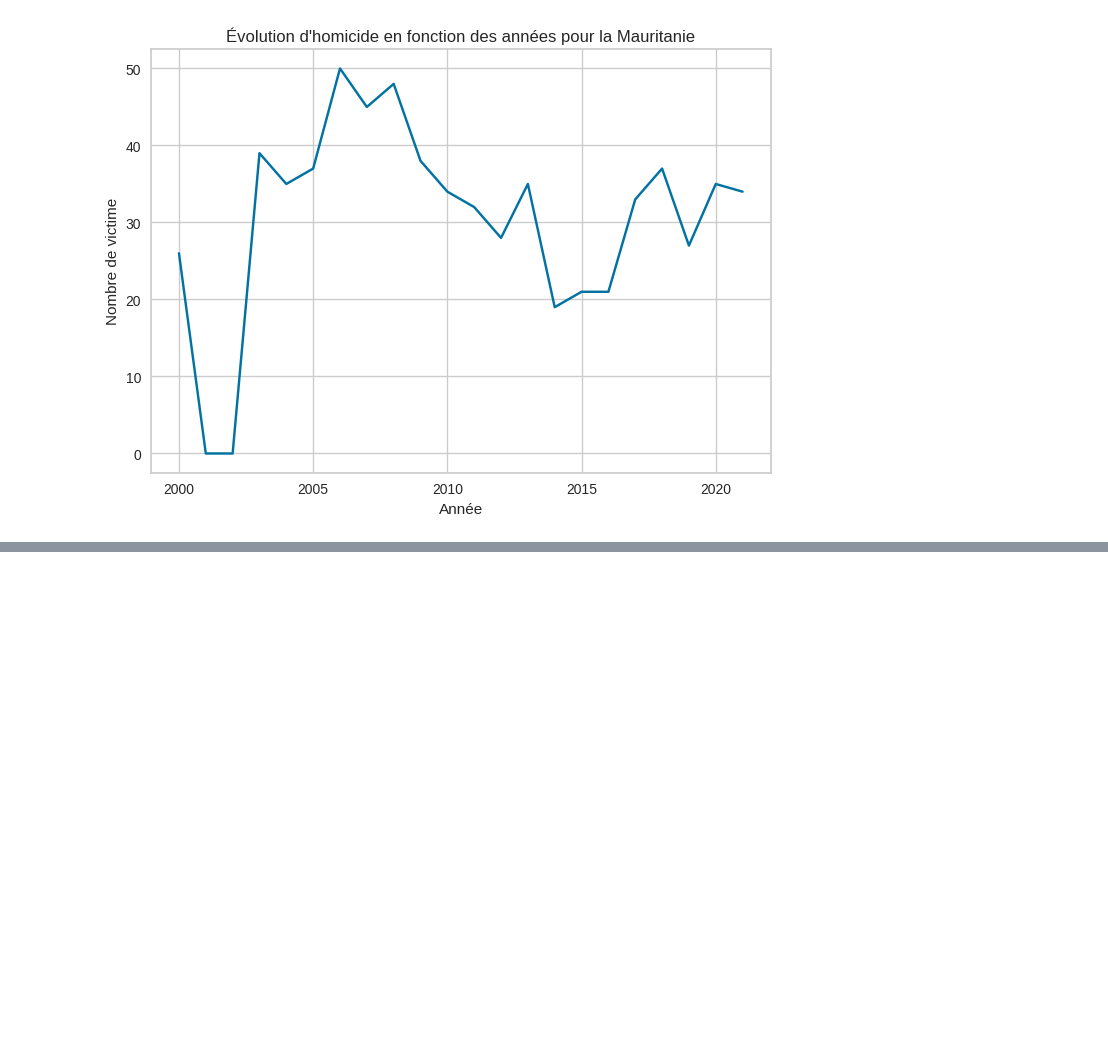
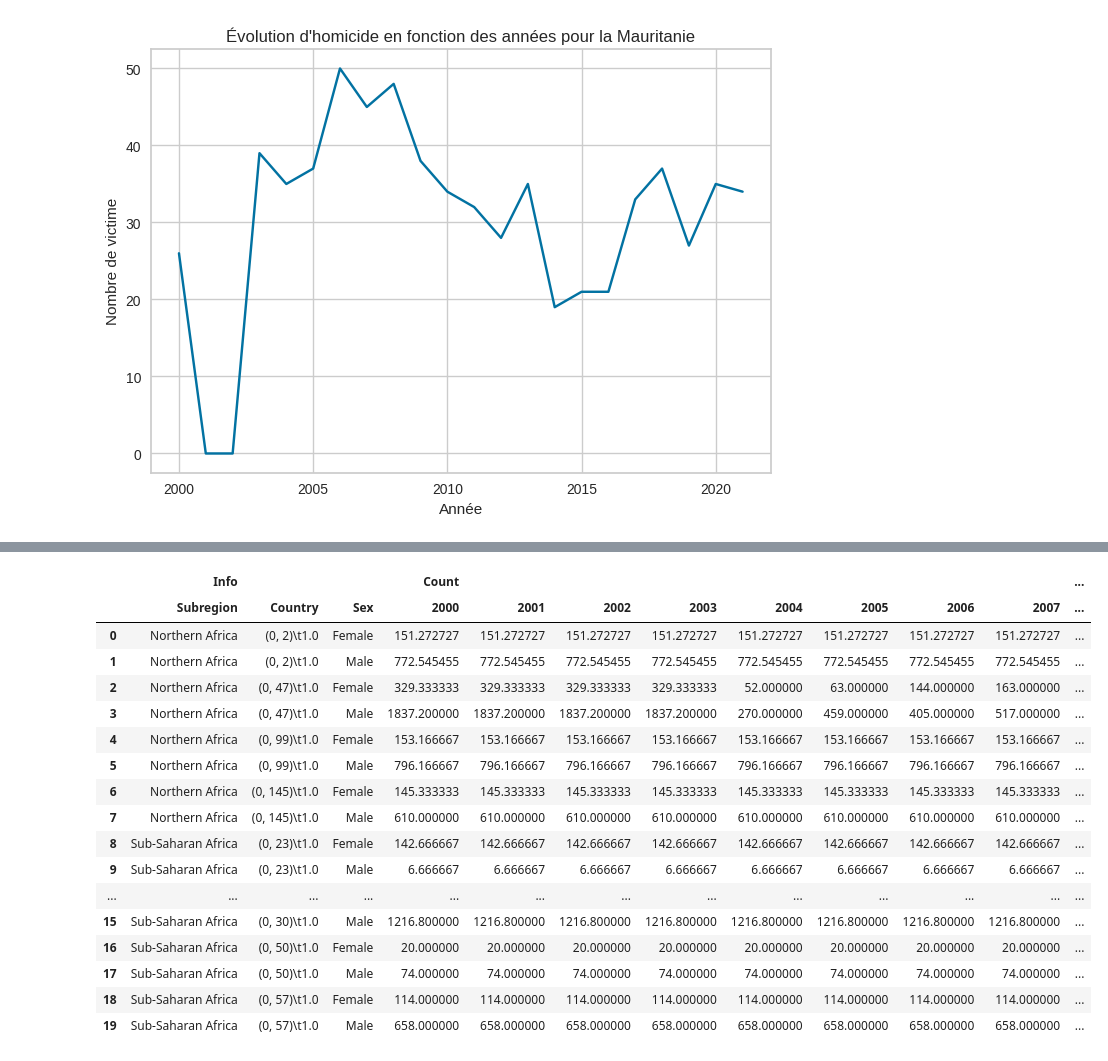
Before and after one commit to adesbx/homicideAnalysis, a Jupyter notebook: projet.ipynb, the cells around one changed output, grey strips where cells are left out. Saved outputs shown, nothing was run; the diff lists cells and outputs as text; code cells hidden in the pictures; blank space fills up the shorter version.

Commit message:
Calcul moyenne + remplissage des NaNs; OnHotEnconding des Pays

```diff
--- a/projet.ipynb
+++ b/projet.ipynb
@@ -347,0 +370,13 @@ plt.show()
+# %%
+# Calculer la moyenne du nombre de victimes et du taux de victimes de chaque ligne et remplacer les NaN par ces valeurs
+def replace_nan_with_mean(row, top_col_name):
+    return row.fillna(row[(top_col_name,'Mean')])
+
+resu1 = df.apply(lambda row: replace_nan_with_mean(row[['Count']], 'Count'), axis=1)
+resu2 = df.apply(lambda row: replace_nan_with_mean(row[['Rate']], 'Rate'), axis=1)
+
+df_copyyy = df.copy()
+df_copyyy['Count'] = resu1['Count']
+df_copyyy['Rate'] = resu2['Rate']
+
+df_copyyy.head(5)
@@ -347,0 +391,31 @@ plt.show()
+# %%
+df_pour_kmeans = df_copyyy.copy().drop(columns=[('Info', 'Region')])
+
+onehot = OneHotEncoder()
+onehot.fit(df_pour_kmeans[[('Info', 'Country')]])
+df_pour_kmeans2 = onehot.transform(df_pour_kmeans[[('Info', 'Country')]])
+
+df_pour_kmeans[[('Info', 'Country')]] = df_pour_kmeans2
+
+df_pour_kmeans.head(20)
+
+# kmeans = KMeans(n_clusters=5, random_state=0).fit(df_pour_kmeans)
+# %% [output]
+|  | Info |  |  | Count |  |  |  |  |  |  |  | ... |
+|  | Subregion | Country | Sex | 2000 | 2001 | 2002 | 2003 | 2004 | 2005 | 2006 | 2007 | ... |
+| 0 | Northern Africa | (0, 2)\t1.0 | Female | 151.272727 | 151.272727 | 151.272727 | 151.272727 | 151.272727 | 151.272727 | 151.272727 | 151.272727 | ... |
+| 1 | Northern Africa | (0, 2)\t1.0 | Male | 772.545455 | 772.545455 | 772.545455 | 772.545455 | 772.545455 | 772.545455 | 772.545455 | 772.545455 | ... |
+| 2 | Northern Africa | (0, 47)\t1.0 | Female | 329.333333 | 329.333333 | 329.333333 | 329.333333 | 52.000000 | 63.000000 | 144.000000 | 163.000000 | ... |
+| 3 | Northern Africa | (0, 47)\t1.0 | Male | 1837.200000 | 1837.200000 | 1837.200000 | 1837.200000 | 270.000000 | 459.000000 | 405.000000 | 517.000000 | ... |
+| 4 | Northern Africa | (0, 99)\t1.0 | Female | 153.166667 | 153.166667 | 153.166667 | 153.166667 | 153.166667 | 153.166667 | 153.166667 | 153.166667 | ... |
+| 5 | Northern Africa | (0, 99)\t1.0 | Male | 796.166667 | 796.166667 | 796.166667 | 796.166667 | 796.166667 | 796.166667 | 796.166667 | 796.166667 | ... |
+| 6 | Northern Africa | (0, 145)\t1.0 | Female | 145.333333 | 145.333333 | 145.333333 | 145.333333 | 145.333333 | 145.333333 | 145.333333 | 145.333333 | ... |
+| 7 | Northern Africa | (0, 145)\t1.0 | Male | 610.000000 | 610.000000 | 610.000000 | 610.000000 | 610.000000 | 610.000000 | 610.000000 | 610.000000 | ... |
+| 8 | Sub-Saharan Africa | (0, 23)\t1.0 | Female | 142.666667 | 142.666667 | 142.666667 | 142.666667 | 142.666667 | 142.666667 | 142.666667 | 142.666667 | ... |
+| 9 | Sub-Saharan Africa | (0, 23)\t1.0 | Male | 6.666667 | 6.666667 | 6.666667 | 6.666667 | 6.666667 | 6.666667 | 6.666667 | 6.666667 | ... |
+| ... | ... | ... | ... | ... | ... | ... | ... | ... | ... | ... | ... | ... |
+| 15 | Sub-Saharan Africa | (0, 30)\t1.0 | Male | 1216.800000 | 1216.800000 | 1216.800000 | 1216.800000 | 1216.800000 | 1216.800000 | 1216.800000 | 1216.800000 | ... |
+| 16 | Sub-Saharan Africa | (0, 50)\t1.0 | Female | 20.000000 | 20.000000 | 20.000000 | 20.000000 | 20.000000 | 20.000000 | 20.000000 | 20.000000 | ... |
+| 17 | Sub-Saharan Africa | (0, 50)\t1.0 | Male | 74.000000 | 74.000000 | 74.000000 | 74.000000 | 74.000000 | 74.000000 | 74.000000 | 74.000000 | ... |
+| 18 | Sub-Saharan Africa | (0, 57)\t1.0 | Female | 114.000000 | 114.000000 | 114.000000 | 114.000000 | 114.000000 | 114.000000 | 114.000000 | 114.000000 | ... |
+| 19 | Sub-Saharan Africa | (0, 57)\t1.0 | Male | 658.000000 | 658.000000 | 658.000000 | 658.000000 | 658.000000 | 658.000000 | 658.000000 | 658.000000 | ... |
```
Also changed, not shown: parts of 8 cells of this notebook.
